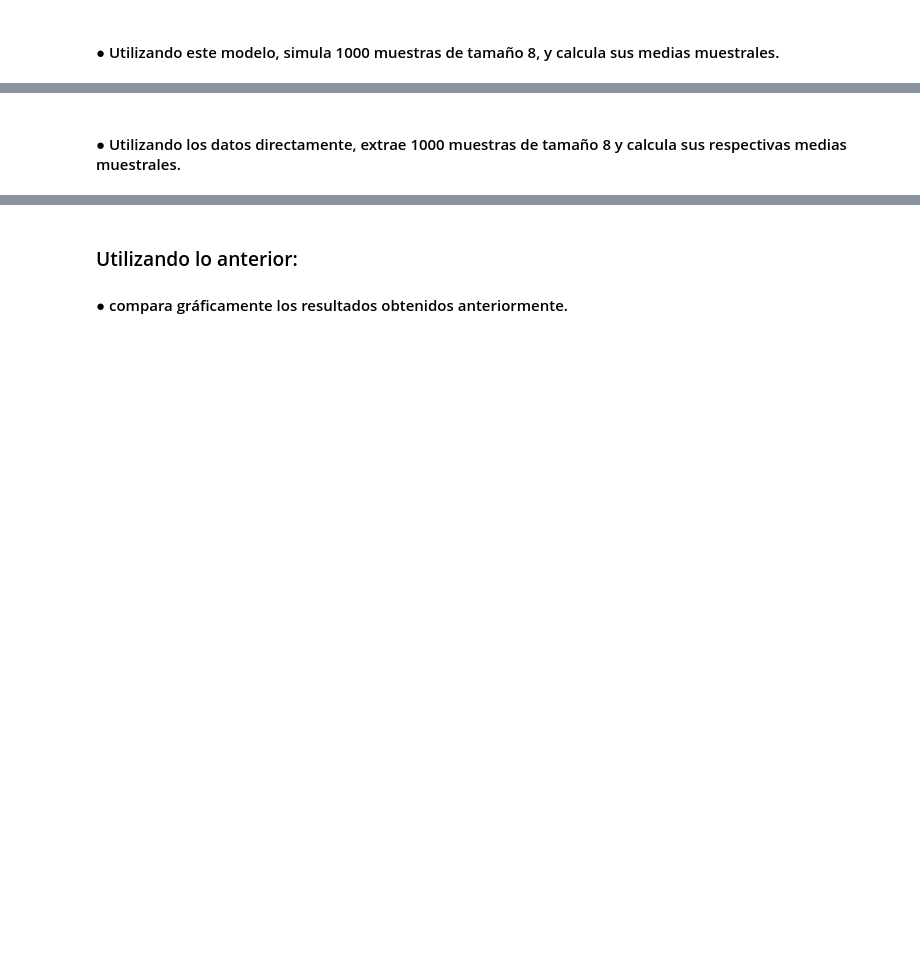
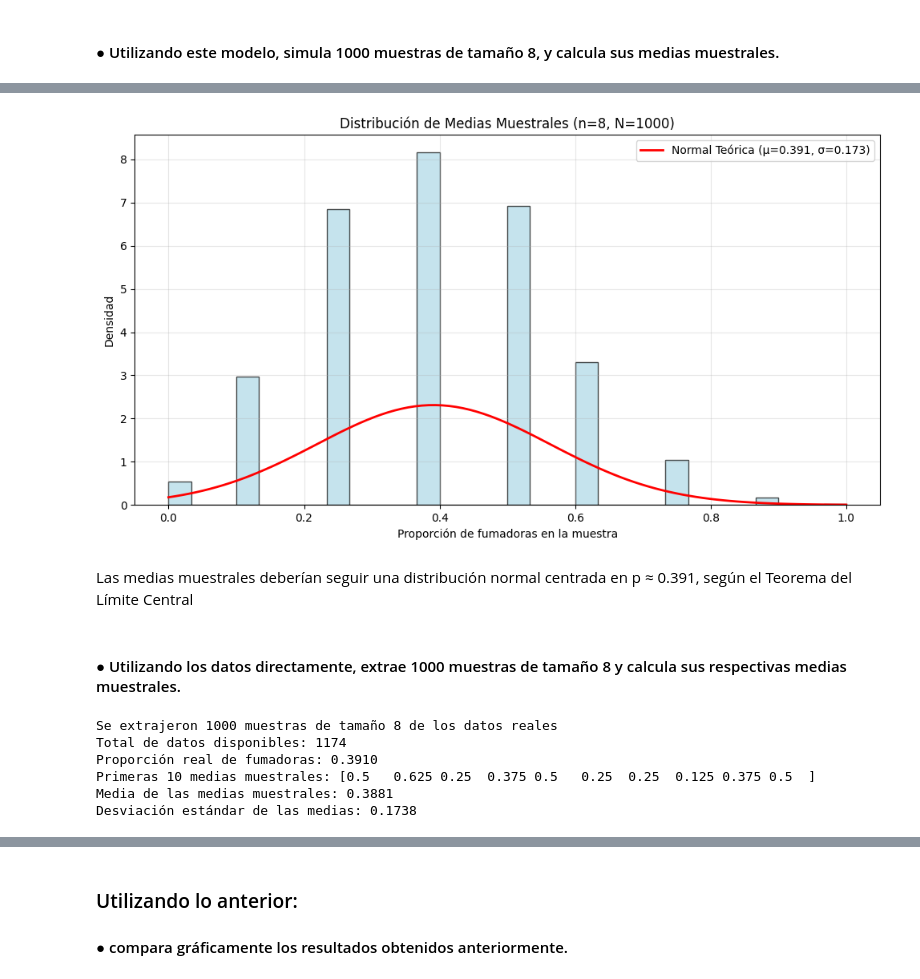
Before and after one commit to drojaslopez/DataScience, a Jupyter notebook: 3 Análisis estadístico con Python (G122)/Desafio/4/Desafio_Preparación_datos_gráficos.ipynb, the cells around one changed output, grey strips where cells are left out. Drawn from its saved outputs; the diff is of its cells as text; code cells hidden in the pictures; blank space fills up the shorter version.

```diff
--- a/3 Análisis estadístico con Python (G122)/Desafio/4/Desafio_Preparación_datos_gráficos.ipynb
+++ b/3 Análisis estadístico con Python (G122)/Desafio/4/Desafio_Preparación_datos_gráficos.ipynb
@@ -221,2 +329,26 @@ plt.legend()
 # %% [markdown]
 #### ● Utilizando este modelo, simula 1000 muestras de tamaño 8, y calcula sus medias muestrales.
+# %%
+# Parámetros
+p = 0.3910  # probabilidad de fumar
+n_muestra = 8  # tamaño de cada muestra
+n_simulaciones = 1000  # número de muestras a simular
+
+# Simular 1000 muestras de tamaño 8 desde la distribución binomial
+muestras_simuladas = binom.rvs(n=1, p=p, size=(n_simulaciones, n_muestra))
+
+# Calcular medias muestrales (proporción de fumadoras en cada muestra)
+medias_muestrales_sim = muestras_simuladas.mean(axis=1)
+
+# Mostrar resultados
+print(f"Se simularon {n_simulaciones} muestras de tamaño {n_muestra}")
+print(f"Primeras 10 medias muestrales: {medias_muestrales_sim[:10]}")
+print(f"Media de las medias muestrales: {medias_muestrales_sim.mean():.4f}")
+print(f"Desviación estándar de las medias: {medias_muestrales_sim.std():.4f}")
+
+# Comparar con valores teóricos
+media_teorica = p
+error_tipico_teorico = np.sqrt(p * (1-p) / n_muestra)
+print(f"\nValores teóricos:")
+print(f"Media teórica: {media_teorica:.4f}")
+print(f"Error típico teórico: {error_tipico_teorico:.4f}")
@@ -223,2 +364,58 @@ plt.legend()
+# %%
+# Histograma de las medias muestrales simuladas
+plt.figure(figsize=(12, 6))
+plt.hist(medias_muestrales_sim, bins=30, density=True, alpha=0.7,
+         color='lightblue', edgecolor='black')
+
+# Superponer distribución normal teórica
+x = np.linspace(0, 1, 100)
+media_teorica = p
+std_teorica = np.sqrt(p * (1-p) / n_muestra)
+y = norm.pdf(x, media_teorica, std_teorica)
+plt.plot(x, y, 'r-', linewidth=2, label=f'Normal Teórica (μ={media_teorica:.3f}, σ={std_teorica:.3f})')
+
+plt.xlabel('Proporción de fumadoras en la muestra')
+plt.ylabel('Densidad')
+plt.title(f'Distribución de Medias Muestrales (n={n_muestra}, N={n_simulaciones})')
+plt.legend()
+plt.grid(alpha=0.3)
+plt.show()
+# %% [output]
+[figure, added]
+# %% [markdown]
+Las medias muestrales deberían seguir una distribución normal centrada en p ≈ 0.391, según el Teorema del Límite Central
 # %% [markdown]
 #### ● Utilizando los datos directamente, extrae 1000 muestras de tamaño 8 y calcula sus respectivas medias muestrales.
+# %%
+# Datos reales de fumadoras (convertir a numérico: True=1, False=0)
+datos_reales = df['Maternal.Smoker'].astype(int).values
+
+# Parámetros
+n_muestra = 8  # tamaño de cada muestra
+n_simulaciones = 1000  # número de muestras
+
+# Extraer 1000 muestras aleatorias de tamaño 8 de los datos reales
+medias_muestrales_reales = []
+
+for i in range(n_simulaciones):
+    # Muestreo aleatorio sin reemplazo
+    muestra = np.random.choice(datos_reales, size=n_muestra, replace=False)
+    media_muestral = np.mean(muestra)
+    medias_muestrales_reales.append(media_muestral)
+
+medias_muestrales_reales = np.array(medias_muestrales_reales)
+
+# Mostrar resultados
+print(f"Se extrajeron {n_simulaciones} muestras de tamaño {n_muestra} de los datos reales")
+print(f"Total de datos disponibles: {len(datos_reales)}")
+print(f"Proporción real de fumadoras: {datos_reales.mean():.4f}")
+print(f"Primeras 10 medias muestrales: {medias_muestrales_reales[:10]}")
+print(f"Media de las medias muestrales: {medias_muestrales_reales.mean():.4f}")
+print(f"Desviación estándar de las medias: {medias_muestrales_reales.std():.4f}")
+# %% [output]
+Se extrajeron 1000 muestras de tamaño 8 de los datos reales
+Total de datos disponibles: 1174
+Proporción real de fumadoras: 0.3910
+Primeras 10 medias muestrales: [0.5   0.625 0.25  0.375 0.5   0.25  0.25  0.125 0.375 0.5  ]
+Media de las medias muestrales: 0.3881
+Desviación estándar de las medias: 0.1738
```
Also changed, not shown: parts of 19 cells of this notebook.
